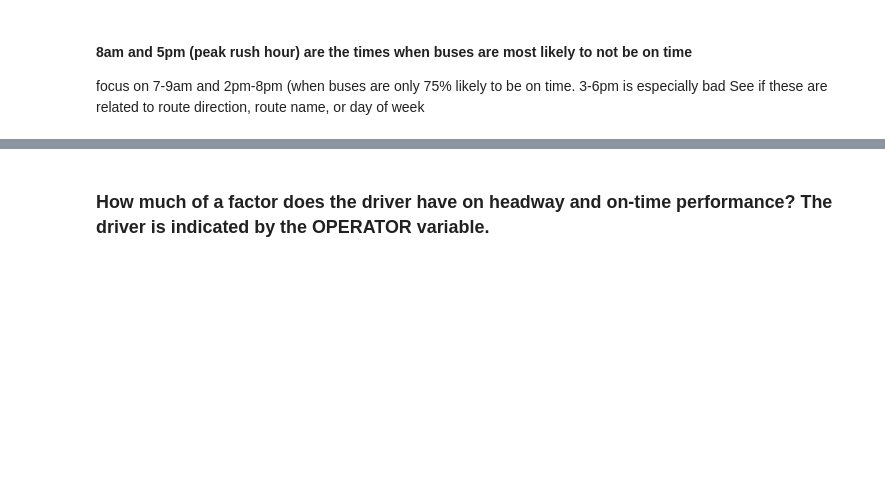
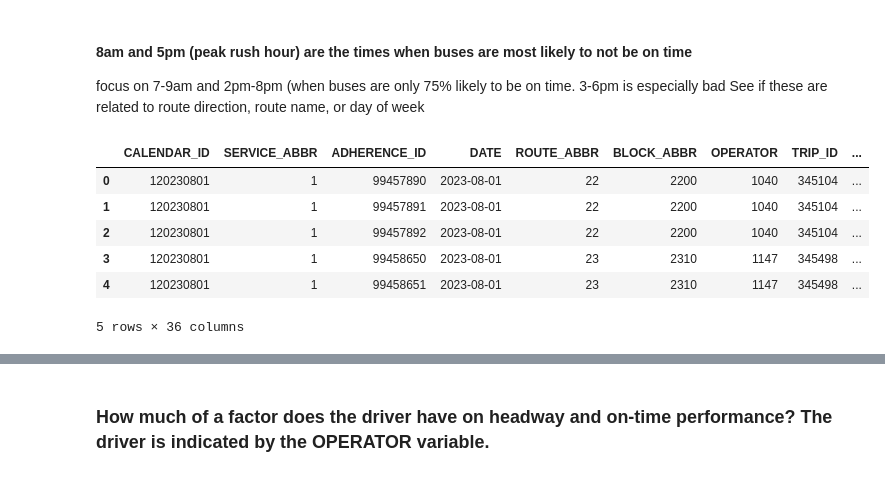
Before and after one commit to NSS-Data-Analytics-Cohort-11/wego-new-california-republic, a Jupyter notebook: notebooks/WeGo Data Introduction.ipynb, the cells around one changed output, grey strips where cells are left out. Cells and saved outputs as stored; diff of their text form; code cells hidden in the pictures; blank space fills up the shorter version.

```diff
--- a/notebooks/WeGo Data Introduction.ipynb
+++ b/notebooks/WeGo Data Introduction.ipynb
@@ -818,0 +792,12 @@ print(format(on_time_total_pct,'.2%'))
+# %%
+#Create new dataframe with values from the graph merged in
+y = wego.merge(pct_buses_on_time, left_on='datehour', right_on='datehour')
+y.head()
+# %% [output]
+|  | CALENDAR_ID | SERVICE_ABBR | ADHERENCE_ID | DATE | ROUTE_ABBR | BLOCK_ABBR | OPERATOR | TRIP_ID | ... |
+| 0 | 120230801 | 1 | 99457890 | 2023-08-01 | 22 | 2200 | 1040 | 345104 | ... |
+| 1 | 120230801 | 1 | 99457891 | 2023-08-01 | 22 | 2200 | 1040 | 345104 | ... |
+| 2 | 120230801 | 1 | 99457892 | 2023-08-01 | 22 | 2200 | 1040 | 345104 | ... |
+| 3 | 120230801 | 1 | 99458650 | 2023-08-01 | 23 | 2310 | 1147 | 345498 | ... |
+| 4 | 120230801 | 1 | 99458651 | 2023-08-01 | 23 | 2310 | 1147 | 345498 | ... |
+5 rows × 36 columns
```
Also changed, not shown: parts of 10 cells of this notebook.
